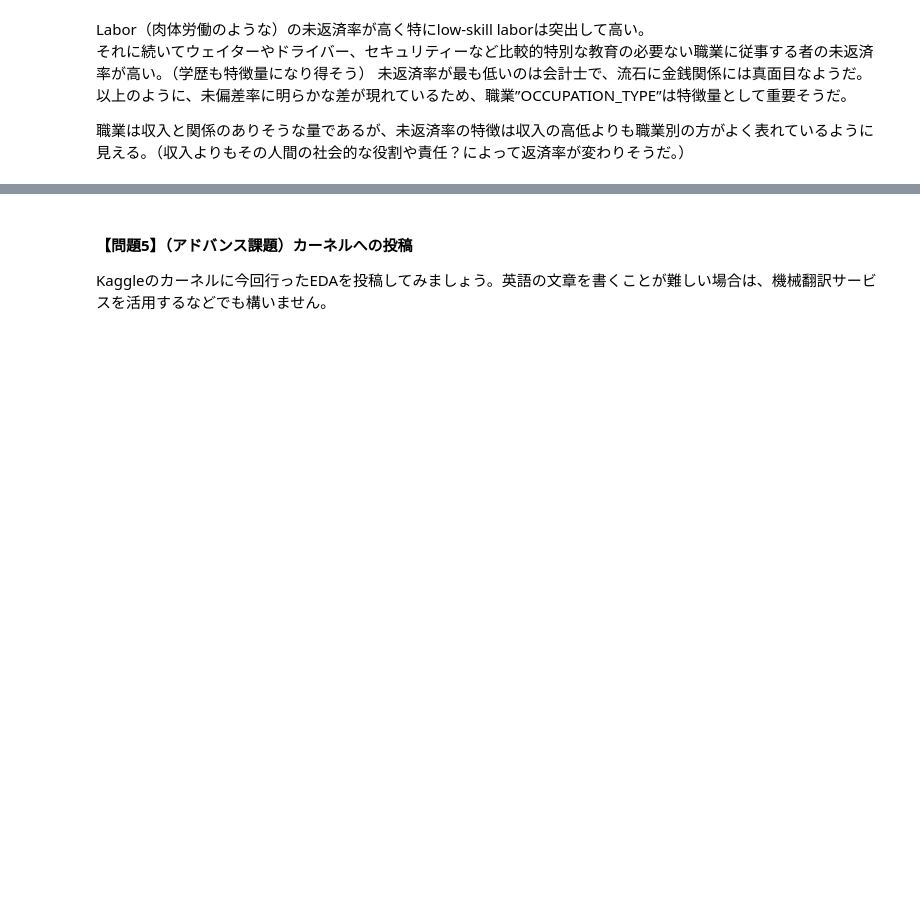
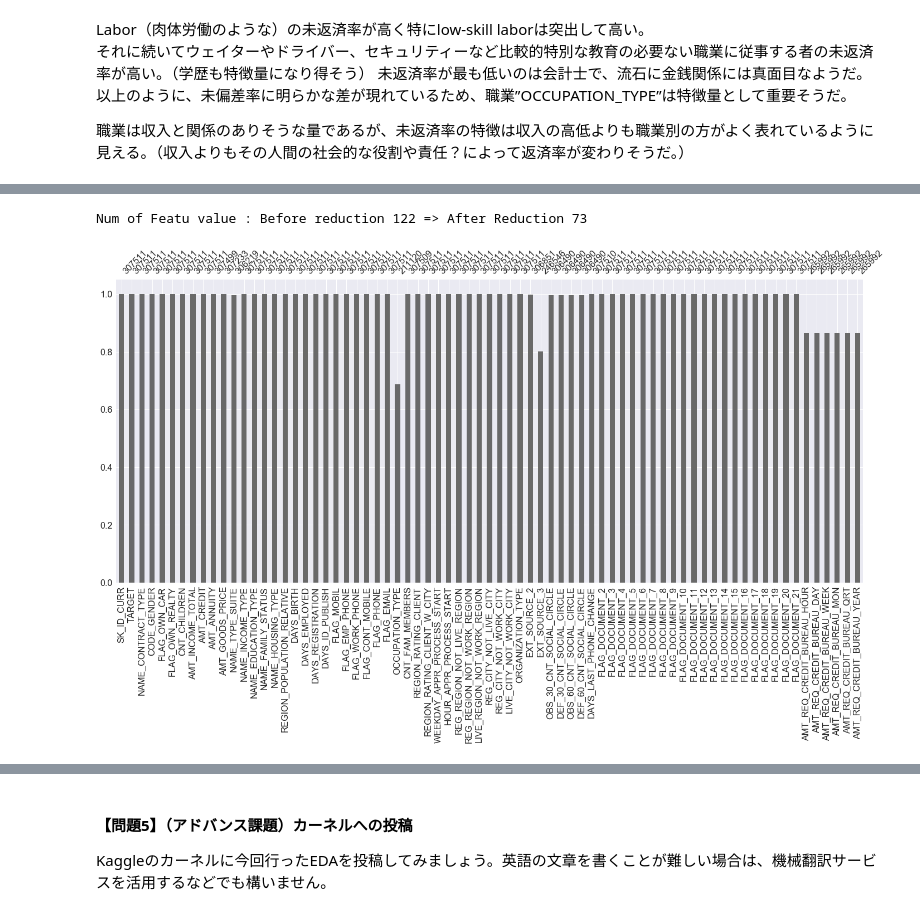
Before and after one commit to ns5849/diveintocode-ml, a Jupyter notebook: week3/week3-session1.ipynb, the cells around one changed output, grey strips where cells are left out. Drawn from its saved outputs; the diff is of its cells as text; code cells hidden in the pictures; blank space fills up the shorter version.

```diff
--- a/week3/week3-session1.ipynb
+++ b/week3/week3-session1.ipynb
@@ -376,0 +385,16 @@ Labor（肉体労働のような）の未返済率が高く特にlow-skill labor
+# %%
+#1.欠損値の少ないデータ列抽出
+REDUCTION_CRITERIA_FOR_MISSING_DATA = 40 #[%] 欠損率が40%以上のデータ列を削除する
+total = len(data_home_credit)
+col_name = data_home_credit.columns
+missing_data_rate = [100*data_home_credit[col_name[i]].isnull().sum()/total for i in range(0, len(col_name))]
+
+for i in range(0, len(col_name)):
+    if REDUCTION_CRITERIA_FOR_MISSING_DATA < missing_data_rate[i]:
+        del data_home_credit[col_name[i]]
+
+msno.bar(data_home_credit)
+print("Num of Featu value : Before reduction {} => After Reduction {}".format(len(col_name), len(data_home_credit.columns.values)))
+# %% [output]
+Num of Featu value : Before reduction 122 => After Reduction 73
+[figure, added]
```
Also changed, not shown: parts of 8 cells of this notebook.
